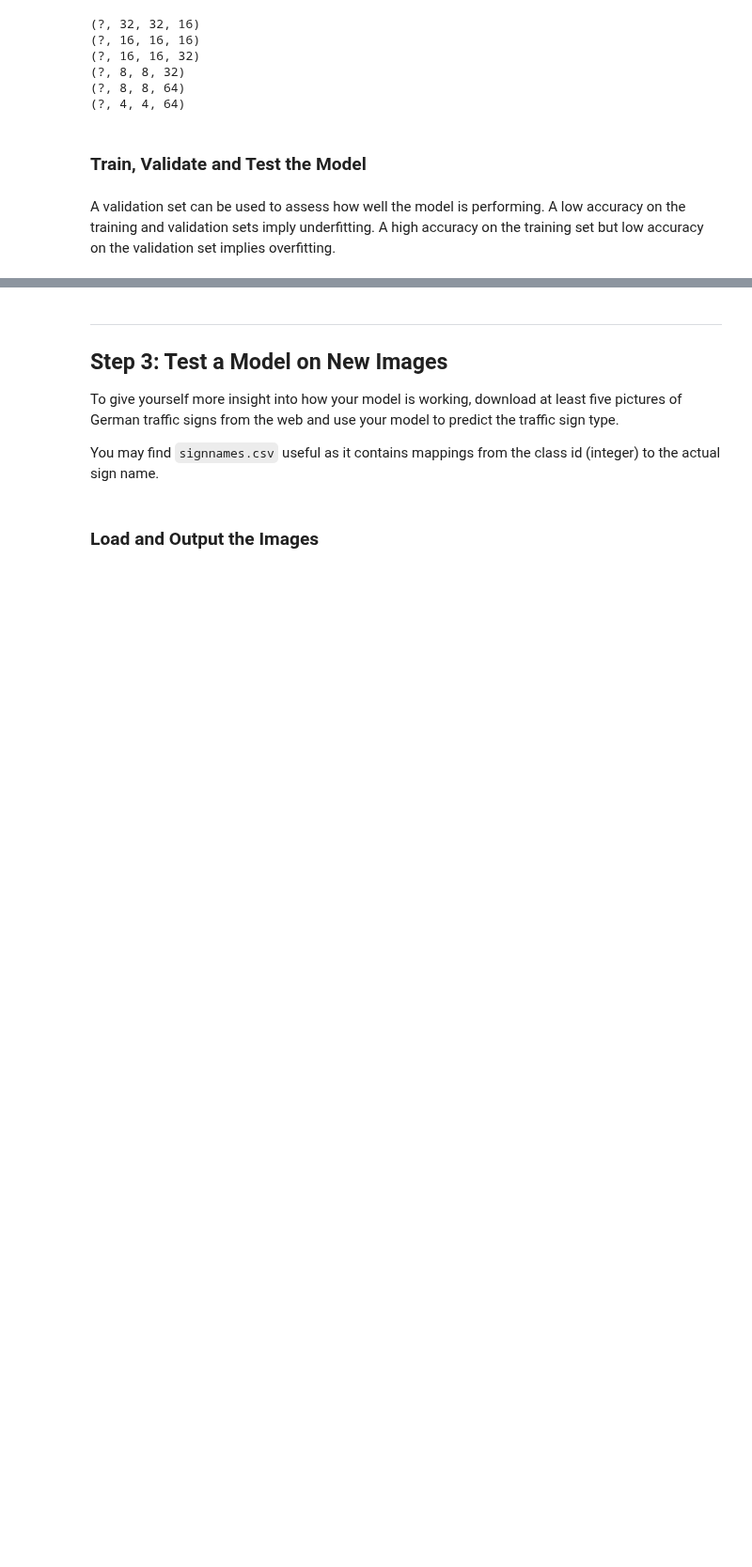
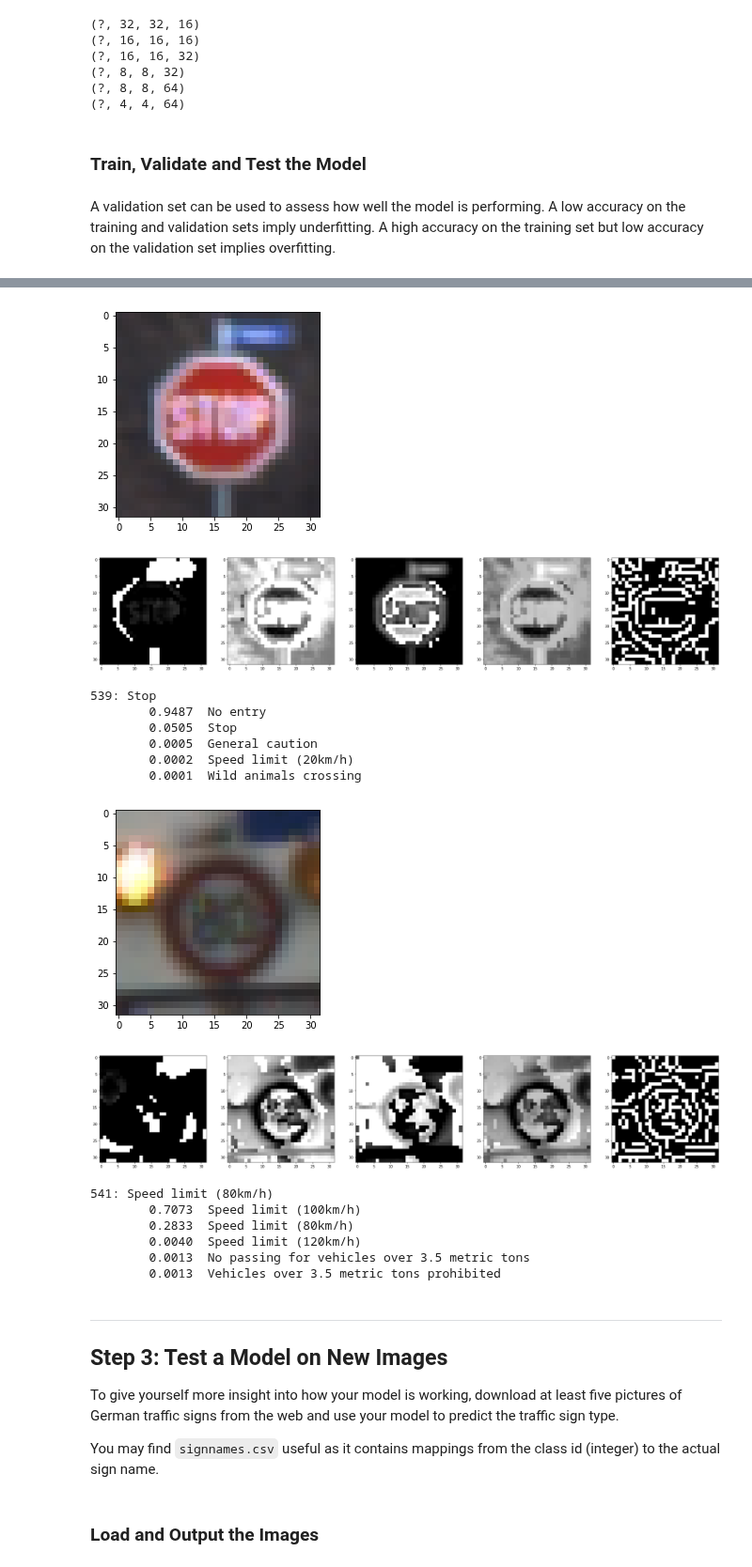
Before and after one commit to ekkus93/CarND-Traffic-Sign-Classifier-Project, a Jupyter notebook: Traffic_Sign_Classifier.ipynb, the cells around one changed output, grey strips where cells are left out. Shown at 94% size. Drawn from its saved outputs; the diff is of its cells as text; code cells hidden in the pictures; blank space fills up the shorter version.

```diff
--- a/Traffic_Sign_Classifier.ipynb
+++ b/Traffic_Sign_Classifier.ipynb
@@ -762,3 +774,51 @@ with tf.Session() as sess:
+# %%
+X_train_preprocessed = preprocess_images(X_train)
+y_train_preprocessed = y_train
+start_idx = 500
+end_idx = 600
+
+top_logits = tf.nn.top_k(tf.nn.softmax(logits), k=5, name='top_logits')
+
+with tf.Session() as sess:
+    sess.run(tf.global_variables_initializer())
+    saver.restore(sess, tf.train.latest_checkpoint('.'))
+
+    top_logits_result = sess.run(top_logits,
+                                 feed_dict={x: X_train_preprocessed[start_idx:end_idx],
+                                            keep_prob: 1.0})
+
+logit_vals, label_vals = top_logits_result
+for i, idx in enumerate(range(start_idx, end_idx)):
+    curr_logit_vals = logit_vals[i]
+    curr_label_vals = label_vals[i]
+
+    if y_train[idx] != curr_label_vals[0]:
+        plt.imshow(X_train[idx])
+        plt.show()
+        display_layers(X_train_preprocessed[idx])
+        print("%d: %s" % (idx, signname_val_to_name(signnames_pd, y_train[idx])))
+
+        for j in range(curr_logit_vals.shape[0]):
+            print("\t%.4f\t%s" % (curr_logit_vals[j], signname_val_to_name(signnames_pd, curr_label_vals[j])))
+
+        print()
+# %% [output]
+[figure, added]
+[figure, added]
+539: Stop
+        0.9487  No entry
+        0.0505  Stop
+        0.0005  General caution
+        0.0002  Speed limit (20km/h)
+        0.0001  Wild animals crossing
+[figure, added]
+[figure, added]
+541: Speed limit (80km/h)
+        0.7073  Speed limit (100km/h)
+        0.2833  Speed limit (80km/h)
+        0.0040  Speed limit (120km/h)
+        0.0013  No passing for vehicles over 3.5 metric tons
+        0.0013  Vehicles over 3.5 metric tons prohibited
 # %% [markdown]
 ---
 
```
Also changed, not shown: parts of 11 cells of this notebook.
